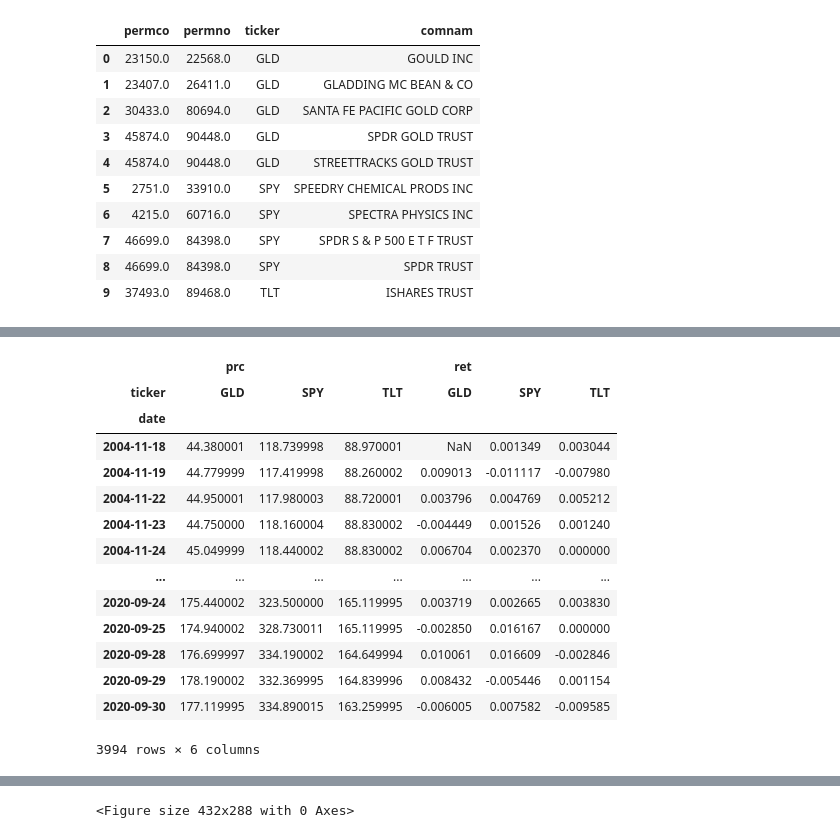
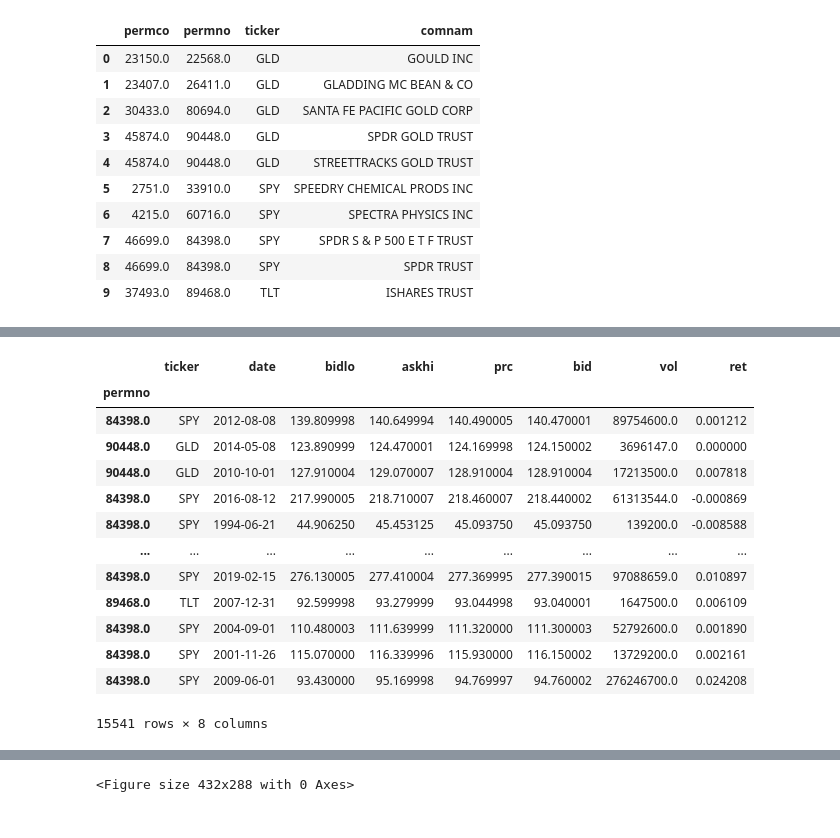
Before and after one commit to ningtong88/Capstone_TDAmeritrade, a Jupyter notebook: TDAmeritrade Portfolio Rebalancing.ipynb, the cells around one changed output, grey strips where cells are left out. Cells and saved outputs as stored; diff of their text form; code cells hidden in the pictures.

```diff
--- a/TDAmeritrade Portfolio Rebalancing.ipynb
+++ b/TDAmeritrade Portfolio Rebalancing.ipynb
@@ -54,3 +49,20 @@ LINE 1: ...pm.dsf a, crsp.stocknames b     where a.permno in '90448.0' ...
+# %%
+dsf_keep
+# %% [output]
+|  | ticker | date | bidlo | askhi | prc | bid | vol | ret |
+| permno |  |  |  |  |  |  |  |  |
+| 84398.0 | SPY | 2012-08-08 | 139.809998 | 140.649994 | 140.490005 | 140.470001 | 89754600.0 | 0.001212 |
+| 90448.0 | GLD | 2014-05-08 | 123.890999 | 124.470001 | 124.169998 | 124.150002 | 3696147.0 | 0.000000 |
+| 90448.0 | GLD | 2010-10-01 | 127.910004 | 129.070007 | 128.910004 | 128.910004 | 17213500.0 | 0.007818 |
+| 84398.0 | SPY | 2016-08-12 | 217.990005 | 218.710007 | 218.460007 | 218.440002 | 61313544.0 | -0.000869 |
+| 84398.0 | SPY | 1994-06-21 | 44.906250 | 45.453125 | 45.093750 | 45.093750 | 139200.0 | -0.008588 |
+| ... | ... | ... | ... | ... | ... | ... | ... | ... |
+| 84398.0 | SPY | 2019-02-15 | 276.130005 | 277.410004 | 277.369995 | 277.390015 | 97088659.0 | 0.010897 |
+| 89468.0 | TLT | 2007-12-31 | 92.599998 | 93.279999 | 93.044998 | 93.040001 | 1647500.0 | 0.006109 |
+| 84398.0 | SPY | 2004-09-01 | 110.480003 | 111.639999 | 111.320000 | 111.300003 | 52792600.0 | 0.001890 |
+| 84398.0 | SPY | 2001-11-26 | 115.070000 | 116.339996 | 115.930000 | 116.150002 | 13729200.0 | 0.002161 |
+| 84398.0 | SPY | 2009-06-01 | 93.430000 | 95.169998 | 94.769997 | 94.760002 | 276246700.0 | 0.024208 |
+15541 rows × 8 columns
 # %%
 #permco_list_df = crsp_db.raw_sql('select distinct permco FROM crsp.stocknames WHERE ticker in %(tickers)s', params=ticker_list)
 # %%
@@ -80,18 +93,0 @@ df1 = dsf_filtered.pivot(index='date', columns='ticker', values=['prc','ret'])
-# %%
-df1
-# %% [output]
-|  | prc |  |  | ret |  |  |
-| ticker | GLD | SPY | TLT | GLD | SPY | TLT |
-| date |  |  |  |  |  |  |
-| 2004-11-18 | 44.380001 | 118.739998 | 88.970001 | NaN | 0.001349 | 0.003044 |
-| 2004-11-19 | 44.779999 | 117.419998 | 88.260002 | 0.009013 | -0.011117 | -0.007980 |
-| 2004-11-22 | 44.950001 | 117.980003 | 88.720001 | 0.003796 | 0.004769 | 0.005212 |
-| 2004-11-23 | 44.750000 | 118.160004 | 88.830002 | -0.004449 | 0.001526 | 0.001240 |
-| 2004-11-24 | 45.049999 | 118.440002 | 88.830002 | 0.006704 | 0.002370 | 0.000000 |
-| ... | ... | ... | ... | ... | ... | ... |
-| 2020-09-24 | 175.440002 | 323.500000 | 165.119995 | 0.003719 | 0.002665 | 0.003830 |
-| 2020-09-25 | 174.940002 | 328.730011 | 165.119995 | -0.002850 | 0.016167 | 0.000000 |
-| 2020-09-28 | 176.699997 | 334.190002 | 164.649994 | 0.010061 | 0.016609 | -0.002846 |
-| 2020-09-29 | 178.190002 | 332.369995 | 164.839996 | 0.008432 | -0.005446 | 0.001154 |
-| 2020-09-30 | 177.119995 | 334.890015 | 163.259995 | -0.006005 | 0.007582 | -0.009585 |
-3994 rows × 6 columns
```
Also changed, not shown: parts of 19 cells of this notebook.
